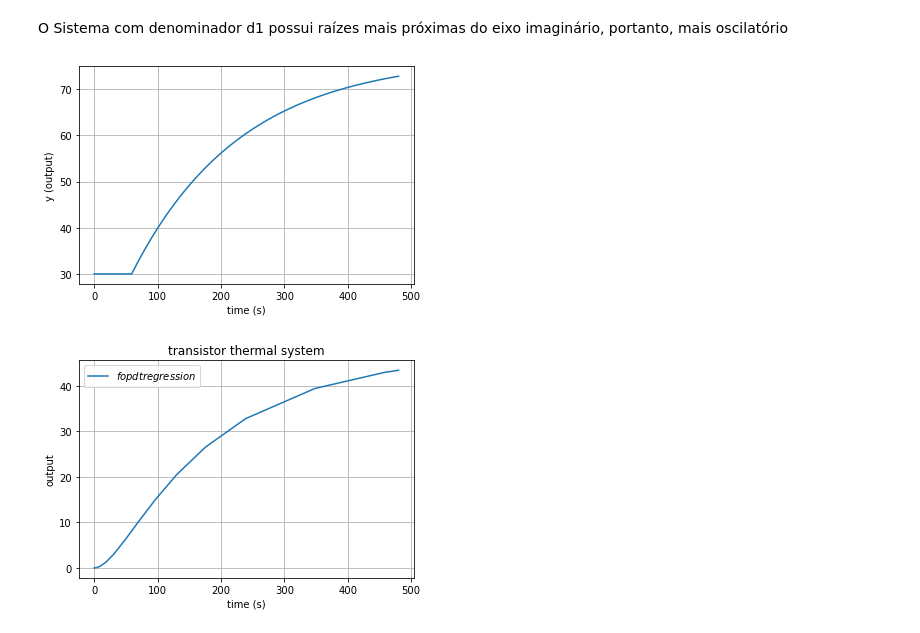
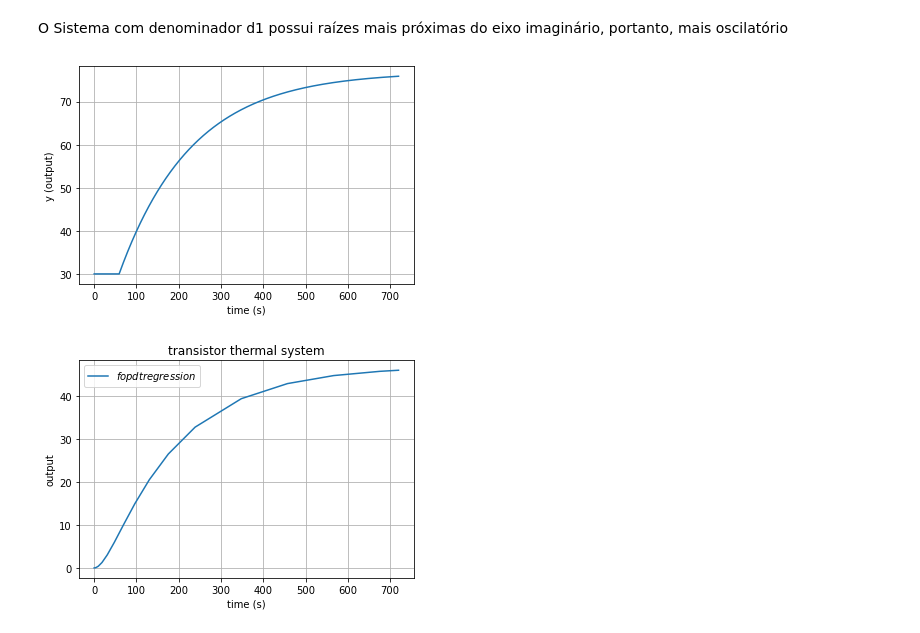
Before and after one commit to josenalde/embeddedsystems, a Jupyter notebook: src/simul1.ipynb, the cells around one changed output. Saved outputs shown, nothing was run; the diff lists cells and outputs as text; code cells hidden in the pictures.

```diff
--- a/src/simul1.ipynb
+++ b/src/simul1.ipynb
@@ -136,7 +136,7 @@ dt = 1 #1s
 Tpl = []
 Tpl.append(30) # primeira temperatura lida, assumindo ser a ambiente TSS
 i = 1
-tMax = 8*60
+tMax = 12*60
 nSamples = tMax/dt
 # Simulate one time step with linear FOPDT model
 z = np.exp(-dt/tauP)
@@ -150,13 +150,13 @@ time = np.linspace(0, tMax, int(nSamples))
 import numpy as np
 import matplotlib.pyplot as plt
 %matplotlib inline
-plt.plot(time, Tpl[0:480])
+plt.plot(time, Tpl[0:tMax])
 plt.xlabel('time (s)')
 plt.ylabel('y (output)')
 plt.grid()
 plt.show()
 # %% [output]
-[figure, old version]
+[figure, new version]
 # %%
 %%time
 """
@@ -176,32 +176,32 @@ def fopdt_temp(time,X,kp,tau_p,theta_p,u):
     dotx2 = (1/b)*(-c*x2-x1+a*u) # u = força externa / sinal de controle
     return dotx1, dotx2
 
 ti = 0
-tf = 480
+tf = 12*60
 x10,x20=0,0 #assume que a mola esta em repouso x = 0, v = 0
 
 # método de solução de ode Runge-Kutta implícito de ordem 5 RADAU
 from scipy import integrate
 # https://docs.scipy.org/doc/scipy/reference/generated/scipy.integrate.solve_ivp.html
 
 #regression model temp system
 kp = 0.67
 tau_p = 172.3
 theta_p = 29.15
 
 sol1 = integrate.solve_ivp(fopdt_temp, t_span=(ti, tf), y0=(x10, x20), method='Radau', args=(kp,tau_p,theta_p,70))
 t1, Y1 = sol1.t, sol1.y
 
 # Separando as soluções y1 é y, y2 é dot_y
 y1_pos, y1_vel = Y1 # y1 posicao, y2 velocidade
 
 plt.figure(1)
 plt.plot(t1, y1_pos, label=r'$fopdt regression$')
 plt.legend()
 plt.xlabel('time (s)')
 plt.title('transistor thermal system')
 plt.ylabel('output')
 plt.grid()
 plt.show()
 # %% [output]
-[figure, old version]
+[figure, new version]
```
Also changed, not shown: parts of 5 cells of this notebook.
